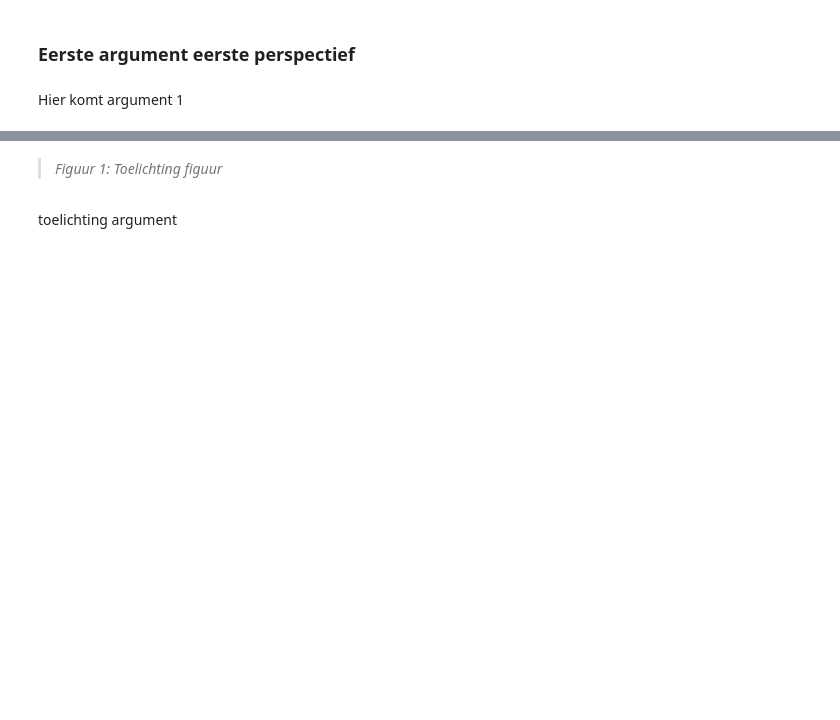
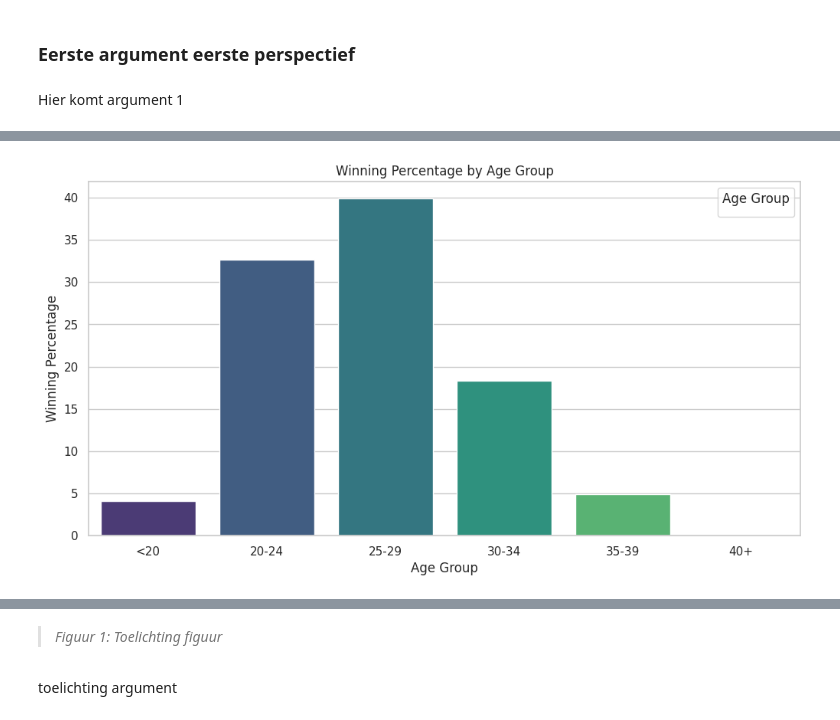
Before and after one commit to sjoerdjt/Info-Vis-Project, a Jupyter notebook: docs/format.ipynb, the cells around one changed output, grey strips where cells are left out. Saved outputs shown, nothing was run; the diff lists cells and outputs as text; code cells hidden in the pictures; blank space fills up the shorter version.

```diff
--- a/docs/format.ipynb
+++ b/docs/format.ipynb
@@ -47,0 +77,18 @@ figuur 1
+# %%
+# Voeg leeftijdsgroepen toe
+age_bins = [0, 20, 25, 30, 35, 40, 100]
+age_labels = ['<20', '20-24', '25-29', '30-34', '35-39', '40+']
+df['winner_age_group'] = pd.cut(df['winner_age'], bins=age_bins, labels=age_labels, right=False)
+df['loser_age_group'] = pd.cut(df['loser_age'], bins=age_bins, labels=age_labels, right=False)
+
+# Win Percentage by Age Group
+win_percentage_by_age_group = df['winner_age_group'].value_counts(normalize=True) * 100
+plt.figure(figsize=(12, 6))
+sns.barplot(x=win_percentage_by_age_group.index, y=win_percentage_by_age_group.values, palette='viridis', hue=win_percentage_by_age_group.index)
+plt.title('Winning Percentage by Age Group')
+plt.xlabel('Age Group')
+plt.ylabel('Winning Percentage')
+plt.legend(title='Age Group', loc='upper right')
+plt.show()
+# %% [output]
+[figure, added]
```
Also changed, not shown: parts of 11 cells of this notebook.
